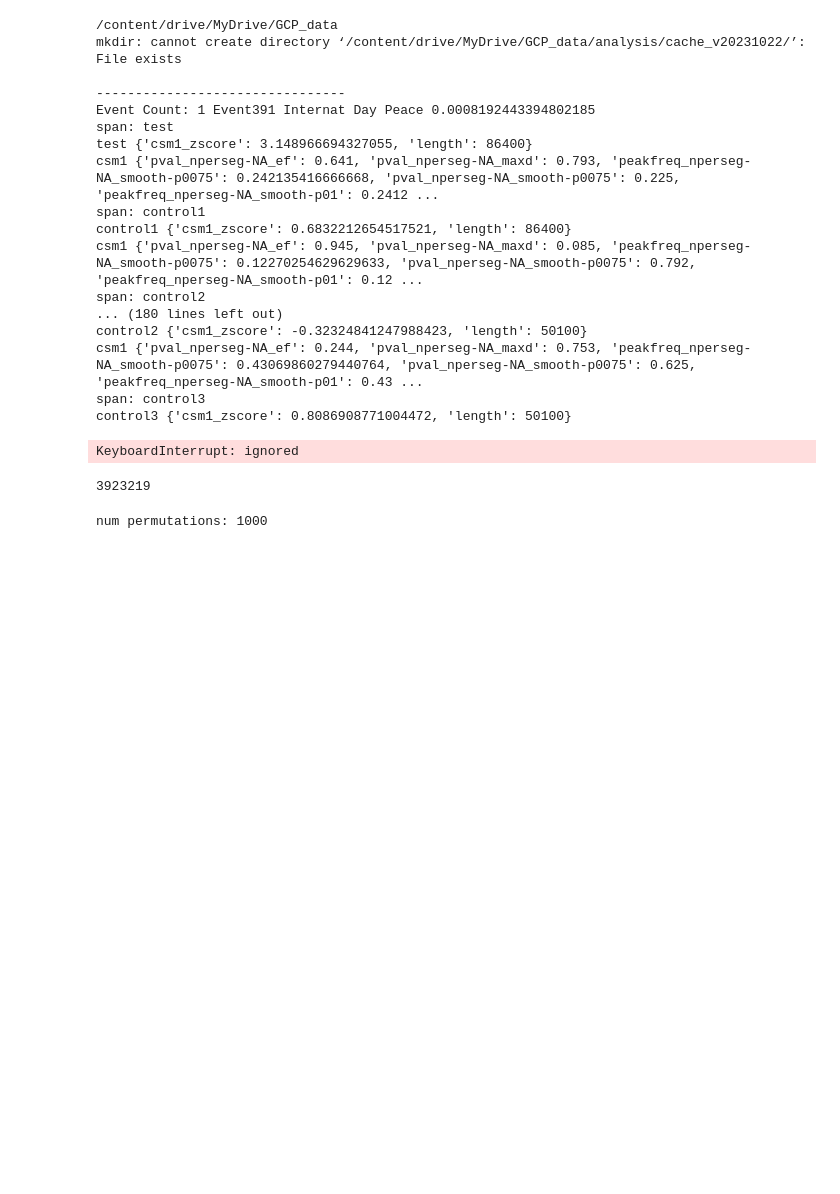
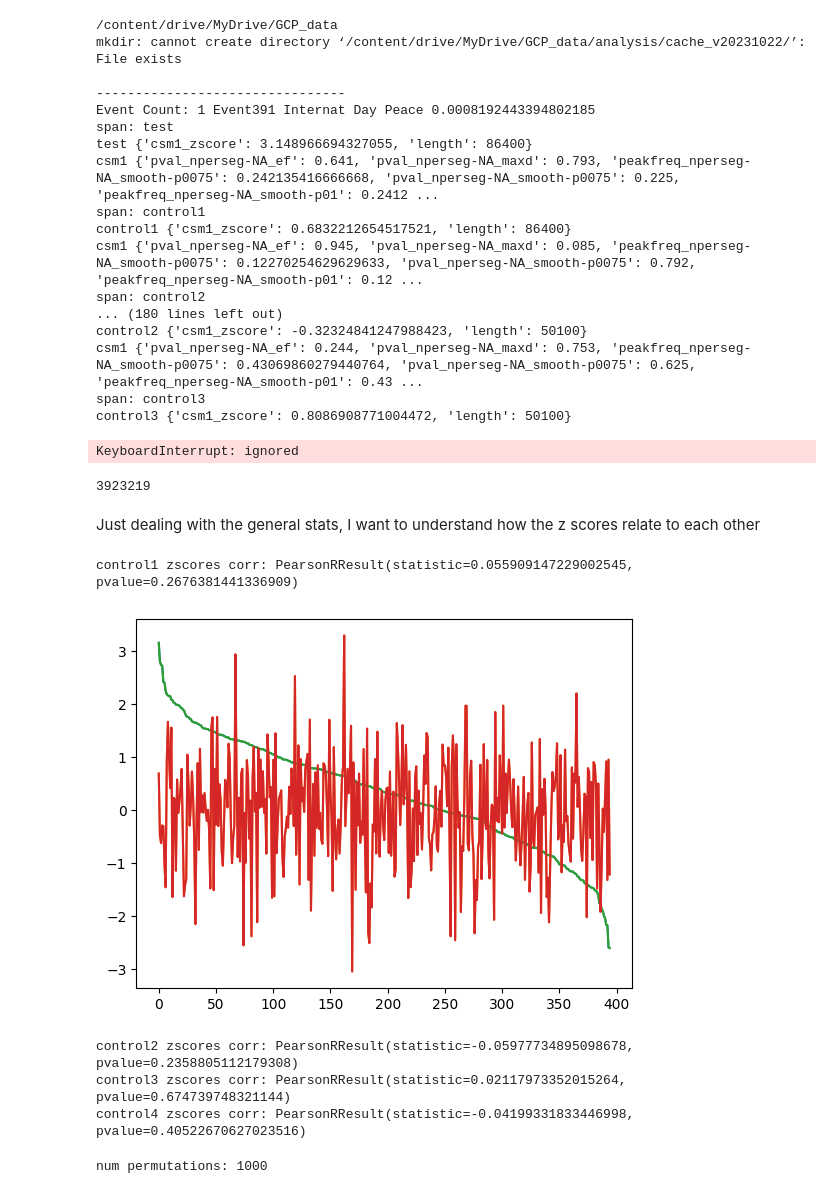
Before and after one commit to AvantiShri/gcp_analysis, a Jupyter notebook: BulkAnalyze_powerspectrum.ipynb, the cells around one changed output. Cells and saved outputs as stored; diff of their text form; code cells hidden in the pictures; blank space fills up the shorter version.

```diff
--- a/BulkAnalyze_powerspectrum.ipynb
+++ b/BulkAnalyze_powerspectrum.ipynb
@@ -266,9 +266,36 @@ def get_meta_pval(pvals):
 prefix = "/content/drive/MyDrive/GCP_data/analysis/nperm"+str(NUM_PERMUTATIONS)+"_morecontrols"
 
 event_metadata_list = json.load(open("/content/drive/MyDrive/GCP_data/event_metadata_list.json"))
+generalstats = json.load(open("/content/drive/MyDrive/GCP_data/analysis/generalstats.json"))
 
-csm1_psanalysis = json.load(open(prefix+"_csm1psanalysis.json"))
+csm1_psanalysis = json.load(open(prefix+"_csm1.json"))
+
+#csm1_psanalysis = json.load(open(prefix+"_csm1psanalysis.json"))
 #compositez_psanalysis = json.load(open(prefix+"_compositez_psanalysis.json"))
+# %% [markdown]
+Just dealing with the general stats, I want to understand how the z scores relate to each other
+# %%
+%matplotlib inline
+
+test_csm1zscores = np.array([x['csm1_zscore'] for x in generalstats['test']])
+control1_csm1zscores = np.array([x['csm1_zscore'] for x in generalstats['control1']])
+control2_csm1zscores = np.array([x['csm1_zscore'] for x in generalstats['control2']])
+control3_csm1zscores = np.array([x['csm1_zscore'] for x in generalstats['control3']])
+control4_csm1zscores = np.array([x['csm1_zscore'] for x in generalstats['control4']])
+
+from matplotlib import pyplot as plt
+
+#we are not seeing a correlation in the csm1 zscores...but something is up in the metrics derived from the frequency spectrum...
+print("control1 zscores corr:", scipy.stats.pearsonr(test_csm1zscores, control1_csm1zscores))
+print("control2 zscores corr:", scipy.stats.pearsonr(test_csm1zscores, control2_csm1zscores))
+print("control3 zscores corr:", scipy.stats.pearsonr(test_csm1zscores, control3_csm1zscores))
+print("control4 zscores corr:", scipy.stats.pearsonr(test_csm1zscores, control4_csm1zscores))
+# %% [output]
+control1 zscores corr: PearsonRResult(statistic=0.055909147229002545, pvalue=0.2676381441336909)
+[figure, added]
+control2 zscores corr: PearsonRResult(statistic=-0.05977734895098678, pvalue=0.2358805112179308)
+control3 zscores corr: PearsonRResult(statistic=0.02117973352015264, pvalue=0.674739748321144)
+control4 zscores corr: PearsonRResult(statistic=-0.04199331833446998, pvalue=0.40522670627023516)
 # %%
 def get_iterative_metapvals(pvals):
  return np.array([(get_meta_pval(pvals[:i+1])) for i in range(len(pvals))])
```
Also changed, not shown: parts of 2 cells of this notebook.
